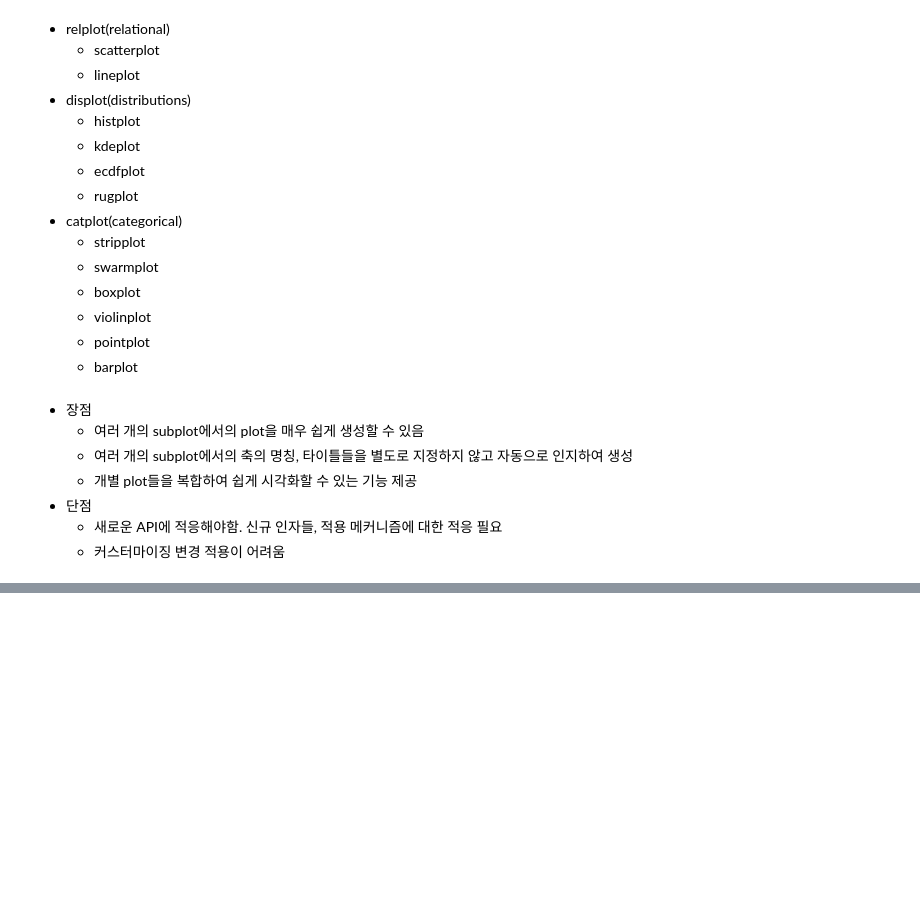
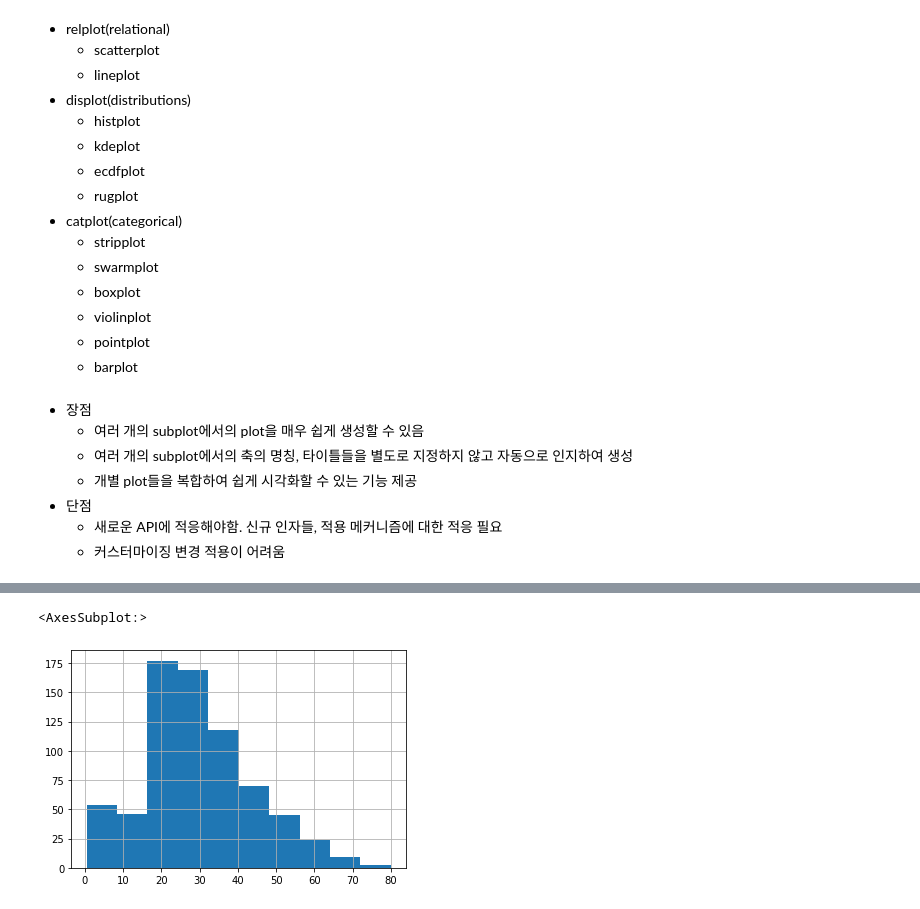
Before and after one commit to 201411096/study_AI, a Jupyter notebook: lectures/2_파이썬 머신러닝 완벽 가이드/시각화(Visualization)/3_Visualization_Seaborn.ipynb, the cells around one changed output, grey strips where cells are left out. Saved outputs shown, nothing was run; the diff lists cells and outputs as text; code cells hidden in the pictures; blank space fills up the shorter version.

```diff
--- a/lectures/2_파이썬 머신러닝 완벽 가이드/시각화(Visualization)/3_Visualization_Seaborn.ipynb
+++ b/lectures/2_파이썬 머신러닝 완벽 가이드/시각화(Visualization)/3_Visualization_Seaborn.ipynb
@@ -45,0 +76,6 @@ Image("img/seaborn-axeslevel&figurelevel.png")
+# %%
+# Pandas 에서 hist 함수를 바로 호출할 수 있음.
+titanic_df['Age'].hist()
+# %% [output]
+<AxesSubplot:>
+[figure, added]
```
Also changed, not shown: parts of 15 cells of this notebook, 1 other file.
